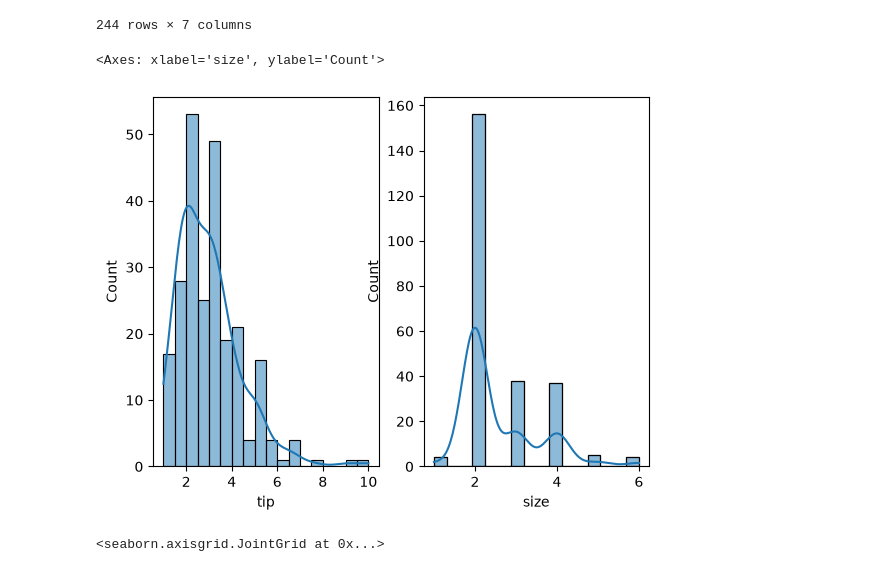
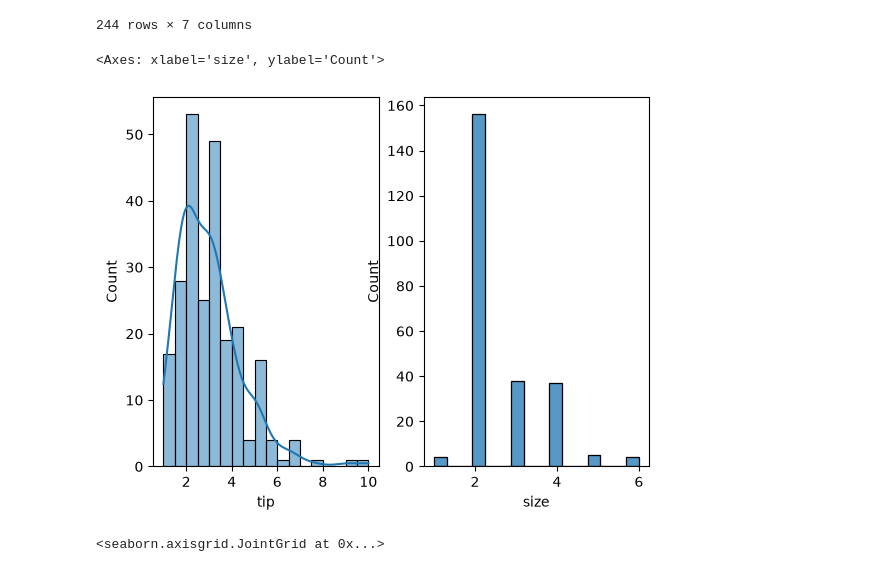
Before and after one commit to krishbhandari013/AIML, a Jupyter notebook: matplot and seabon/two.ipynb, the cells around one changed output. Drawn from its saved outputs; the diff is of its cells as text; code cells hidden in the pictures.

```diff
--- a/matplot and seabon/two.ipynb
+++ b/matplot and seabon/two.ipynb
@@ -21,11 +21,11 @@ df
 # %%
 plt.subplot(1,2,1)
 sns.histplot(df["tip"],kde=True,)
 plt.subplot(1,2,2)
-sns.histplot(df["size"],kde=True)
+sns.histplot(df["size"],kde=False)
 # %% [output]
 <Axes: xlabel='size', ylabel='Count'>
-[figure, old version]
+[figure, new version]
 # %%
 sns.jointplot(x="total_bill", y="tip", data=df,kind='reg')
 # %% [output]
```
Also changed, not shown: parts of 1 cell of this notebook, 1 other file.
